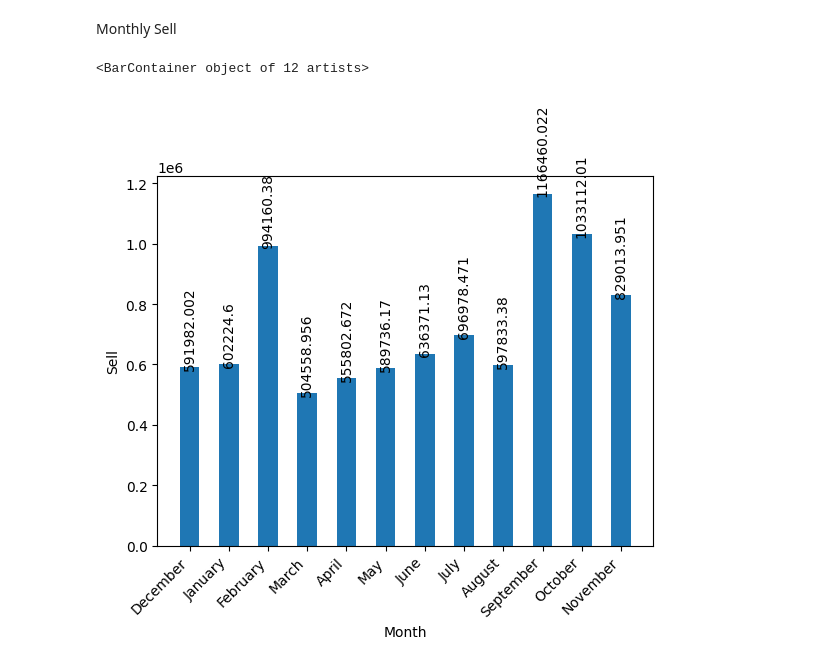
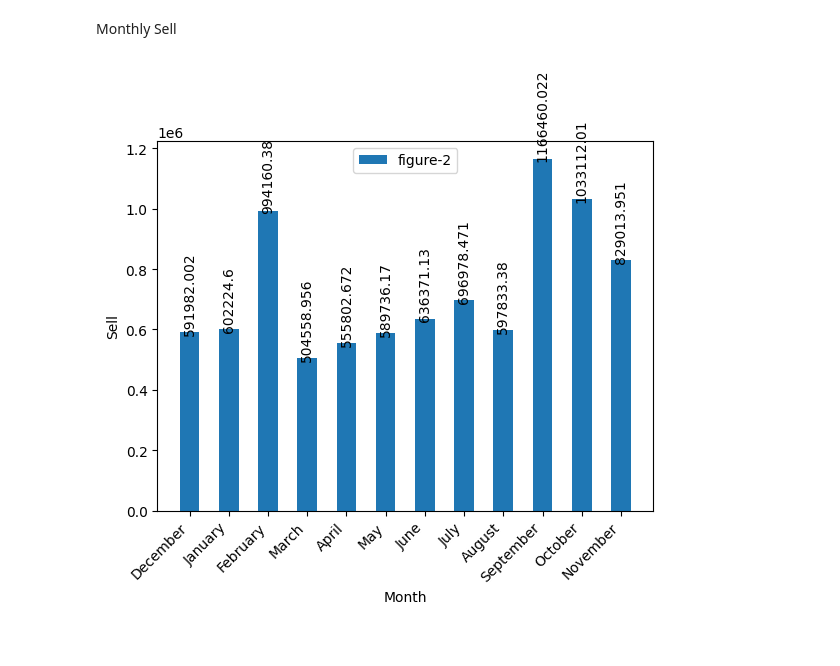
Before and after one commit to Max-shiri-90/Online-Retail-EDA, a Jupyter notebook: DA04_final_Masoud_Shiri.ipynb, the cells around one changed output. Cells and saved outputs as stored; diff of their text form; code cells hidden in the pictures.

```diff
--- a/DA04_final_Masoud_Shiri.ipynb
+++ b/DA04_final_Masoud_Shiri.ipynb
@@ -139,6 +165,9 @@ The First Date:  2009-12-01 07:45:00  - The Last Date:  2010-12-09 20:01:00
 Quantity per Day of the Week Barplot
 # %%
 def addlabels(x,y):
+    """
+    add bar value as label
+    """
     for i in range(len(x)):
         plt.text(i,y.iloc[i],y.iloc[i], rotation=90, ha = 'center')
 # %%
@@ -175,18 +193,18 @@ Monthly Sell
 # %%
 df7['month'] = df8.dt.month_name()
 df7['TotalPrice'] = df7.UnitPrice*df7.Quantity
 df10 = df7[['month', 'TotalPrice']].groupby('month').sum()
 
 data1 = df7.month.unique()
 data2 = df10.TotalPrice
 
 plt.xticks(rotation=45, ha='right')
 addlabels(data1, data2)
 
 plt.xlabel("Month")
 plt.ylabel("Sell")
 
-plt.bar(data1, data2, width = 0.5)
+plt.bar(data1, data2, width = 0.5, label="figure-2")
+plt.legend()
 # %% [output]
-<BarContainer object of 12 artists>
-[figure, old version]
+[figure, new version]
```
Also changed, not shown: parts of 4 cells of this notebook.
